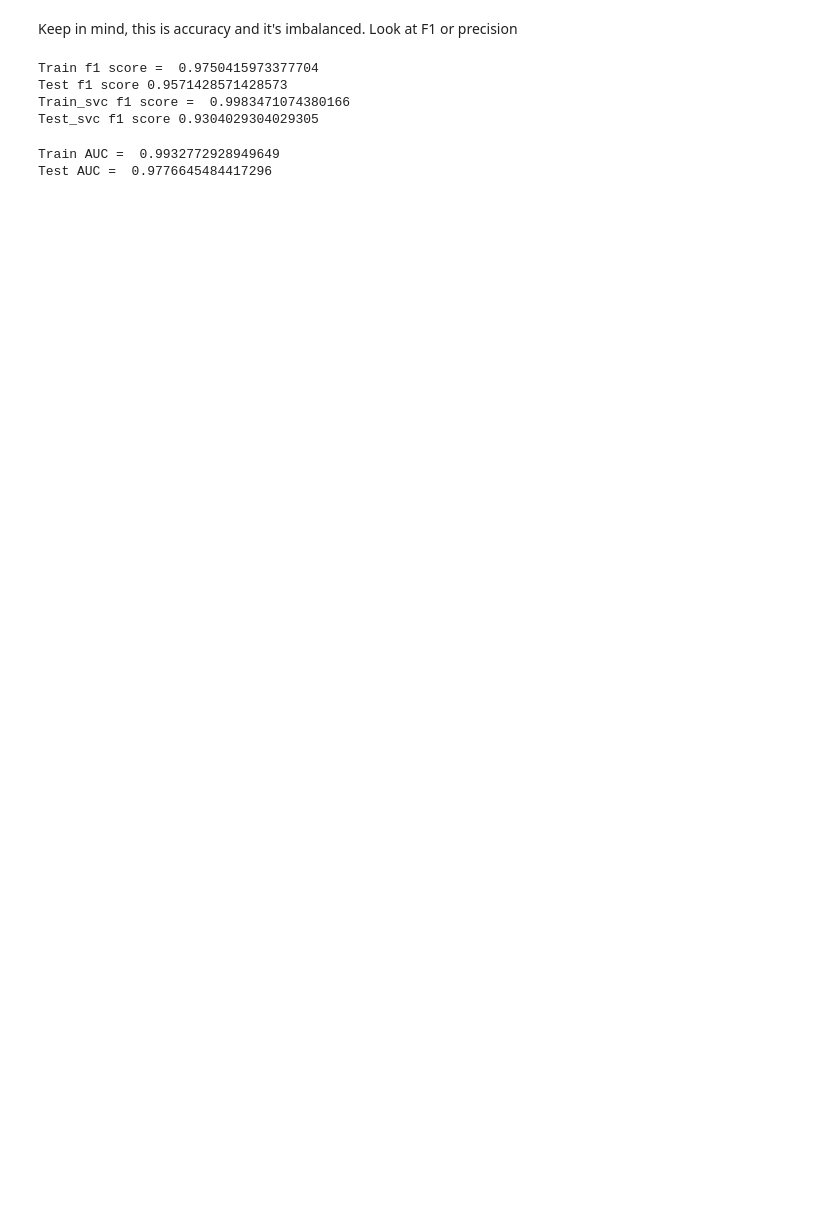
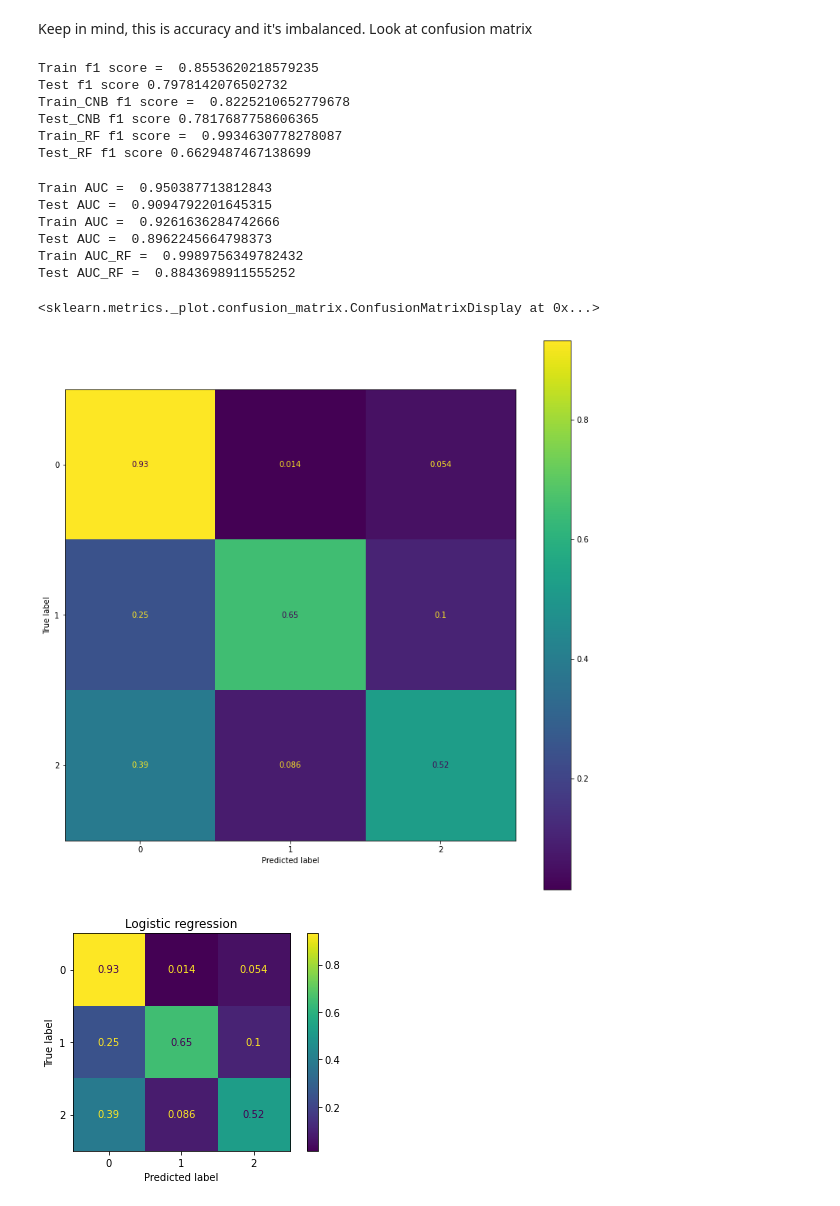
Before and after one commit to DrAlexSanz/nlpv2-course, a Jupyter notebook: Sentiment_analysis.ipynb, the cells around one changed output. Cells and saved outputs as stored; diff of their text form; code cells hidden in the pictures; blank space fills up the shorter version.

```diff
--- a/Sentiment_analysis.ipynb
+++ b/Sentiment_analysis.ipynb
@@ -104,26 +120,60 @@ Test_svc accuracy =  0.9829596412556054
 # %% [markdown]
-Keep in mind, this is accuracy and it's imbalanced. Look at F1 or precision
+Keep in mind, this is accuracy and it's imbalanced. Look at confusion matrix
 # %%
 pred_train = model.predict(x_train)
 pred_test = model.predict(x_test)
-print("Train f1 score = ", f1_score(y_train, pred_train))
-print("Test f1 score", f1_score(y_test, pred_test))
+print("Train f1 score = ", f1_score(y_train, pred_train, average = "micro")) # Just a few
+print("Test f1 score", f1_score(y_test, pred_test, average = "micro"))
 
-pred_train_svc = model_svc.predict(x_train)
-pred_test_svc = model_svc.predict(x_test)
-print("Train_svc f1 score = ", f1_score(y_train, pred_train_svc))
-print("Test_svc f1 score", f1_score(y_test, pred_test_svc))
+pred_train_CNB = model_CNB.predict(x_train)
+pred_test_CNB = model_CNB.predict(x_test)
+print("Train_CNB f1 score = ", f1_score(y_train, pred_train_CNB, average = "weighted"))
+print("Test_CNB f1 score", f1_score(y_test, pred_test_CNB, average = "weighted"))
+
+pred_train_RF = model_RF.predict(x_train)
+pred_test_RF = model_RF.predict(x_test)
+print("Train_RF f1 score = ", f1_score(y_train, pred_train_RF, average = "macro"))
+print("Test_RF f1 score", f1_score(y_test, pred_test_RF, average = "macro"))
 # %% [output]
-Train f1 score =  0.9750415973377704
-Test f1 score 0.9571428571428573
-Train_svc f1 score =  0.9983471074380166
-Test_svc f1 score 0.9304029304029305
+Train f1 score =  0.8553620218579235
+Test f1 score 0.7978142076502732
+Train_CNB f1 score =  0.8225210652779678
+Test_CNB f1 score 0.7817687758606365
+Train_RF f1 score =  0.9934630778278087
+Test_RF f1 score 0.6629487467138699
-# %%
-prob_train = model.predict_proba(x_train)[:, 1]
-prob_test = model.predict_proba(x_test)[:, 1]
-
-print("Train AUC = ", roc_auc_score(y_train, prob_train))
-print("Test AUC = ", roc_auc_score(y_test, prob_test))
-# %% [output]
-Train AUC =  0.9932772928949649
-Test AUC =  0.9776645484417296
+# %%
+prob_train = model.predict_proba(x_train)#[:, 1] # We don't want to take only the first column, it's a multiclass classification
+prob_test = model.predict_proba(x_test)#[:, 1]
+
+print("Train AUC = ", roc_auc_score(y_train, prob_train, multi_class = "ovo")) # Can use OVR. I'm not going to look into it now.
+print("Test AUC = ", roc_auc_score(y_test, prob_test, multi_class = "ovo"))
+
+prob_train_CNB = model_CNB.predict_proba(x_train)#[:, 1]
+prob_test_CNB = model_CNB.predict_proba(x_test)#[:, 1]
+
+print("Train AUC = ", roc_auc_score(y_train, prob_train_CNB, multi_class = "ovo"))
+print("Test AUC = ", roc_auc_score(y_test, prob_test_CNB, multi_class = "ovo"))
+
+prob_train_RF = model_RF.predict_proba(x_train)#[:, 1]
+prob_test_RF = model_RF.predict_proba(x_test)#[:, 1]
+
+print("Train AUC_RF = ", roc_auc_score(y_train, prob_train_RF, multi_class = "ovo"))
+print("Test AUC_RF = ", roc_auc_score(y_test, prob_test_RF, multi_class = "ovo"))
+# %% [output]
+Train AUC =  0.950387713812843
+Test AUC =  0.9094792201645315
+Train AUC =  0.9261636284742666
+Test AUC =  0.8962245664798373
+Train AUC_RF =  0.9989756349782432
+Test AUC_RF =  0.8843698911555252
+# %%
+fig, ax = plt.subplots(figsize = (13, 13))
+cm = ConfusionMatrixDisplay.from_estimator(model, x_test, y_test, normalize = "true") # %s instead of numbers
+plt.title("Logistic regression")
+cm.plot(ax = ax)
+
+# See how the biggest problem is in class predicted 0 when it should be 2 adn predicted 0 when it should be 1
+# %% [output]
+<sklearn.metrics._plot.confusion_matrix.ConfusionMatrixDisplay at 0x...>
+[figure, added]
+[figure, added]
```
Also changed, not shown: parts of 26 cells of this notebook.
